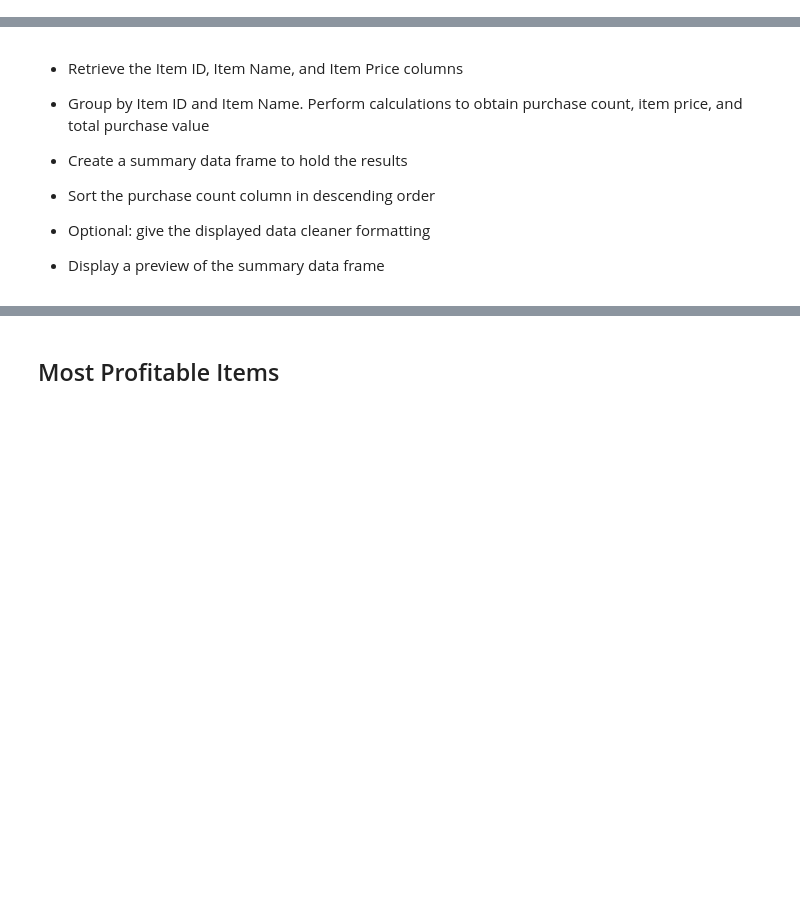
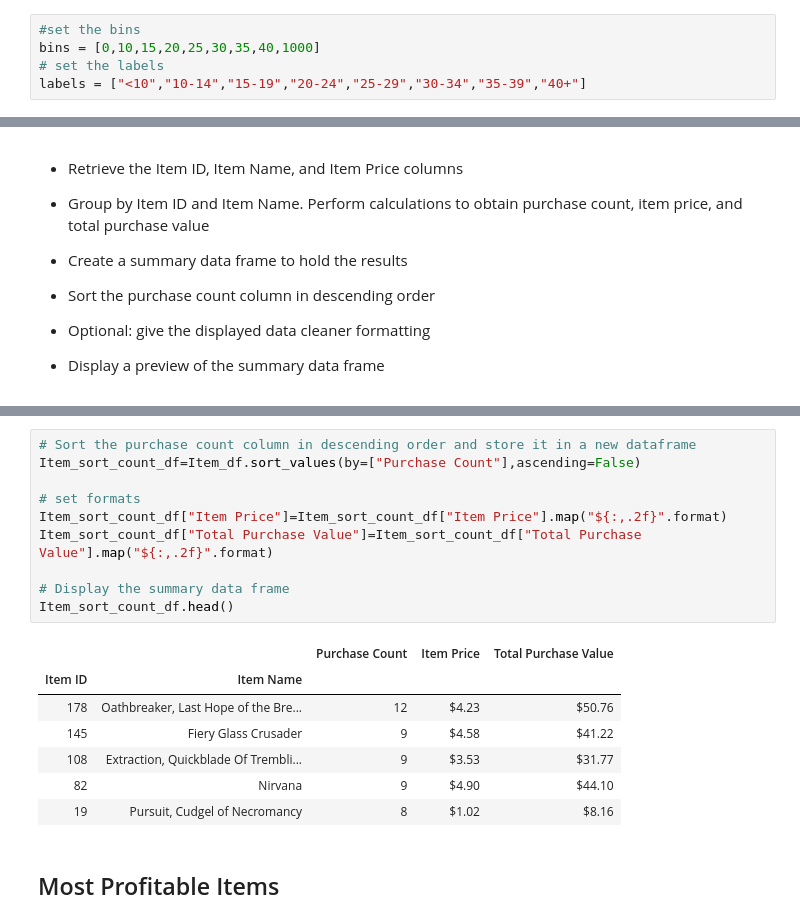
Before and after one commit to ahmadizhr/Pandas_Challenge, a Jupyter notebook: HeroesOfPymoli/HeroesOfPymoli_starter.ipynb, the cells around one changed output, grey strips where cells are left out. Cells and saved outputs as stored; diff of their text form; blank space fills up the shorter version.

```diff
--- a/HeroesOfPymoli/HeroesOfPymoli_starter.ipynb
+++ b/HeroesOfPymoli/HeroesOfPymoli_starter.ipynb
@@ -106,0 +196,5 @@ Total_Players = purchase_data["SN"].nunique()
+# %%
+#set the bins
+bins = [0,10,15,20,25,30,35,40,1000]
+# set the labels
+labels = ["<10","10-14","15-19","20-24","25-29","30-34","35-39","40+"]
@@ -186,3 +374,21 @@ Total_Players = purchase_data["SN"].nunique()
+# %%
+# Sort the purchase count column in descending order and store it in a new dataframe
+Item_sort_count_df=Item_df.sort_values(by=["Purchase Count"],ascending=False)
+
+# set formats
+Item_sort_count_df["Item Price"]=Item_sort_count_df["Item Price"].map("${:,.2f}".format)
+Item_sort_count_df["Total Purchase Value"]=Item_sort_count_df["Total Purchase Value"].map("${:,.2f}".format)
+
+# Display the summary data frame
+Item_sort_count_df.head()
+# %% [output]
+|  |  | Purchase Count | Item Price | Total Purchase Value |
+| Item ID | Item Name |  |  |  |
+| 178 | Oathbreaker, Last Hope of the Bre... | 12 | $4.23 | $50.76 |
+| 145 | Fiery Glass Crusader | 9 | $4.58 | $41.22 |
+| 108 | Extraction, Quickblade Of Trembli... | 9 | $3.53 | $31.77 |
+| 82 | Nirvana | 9 | $4.90 | $44.10 |
+| 19 | Pursuit, Cudgel of Necromancy | 8 | $1.02 | $8.16 |
 # %% [markdown]
 ## Most Profitable Items
 # %% [markdown]
```
Also changed, not shown: parts of 20 cells of this notebook.
